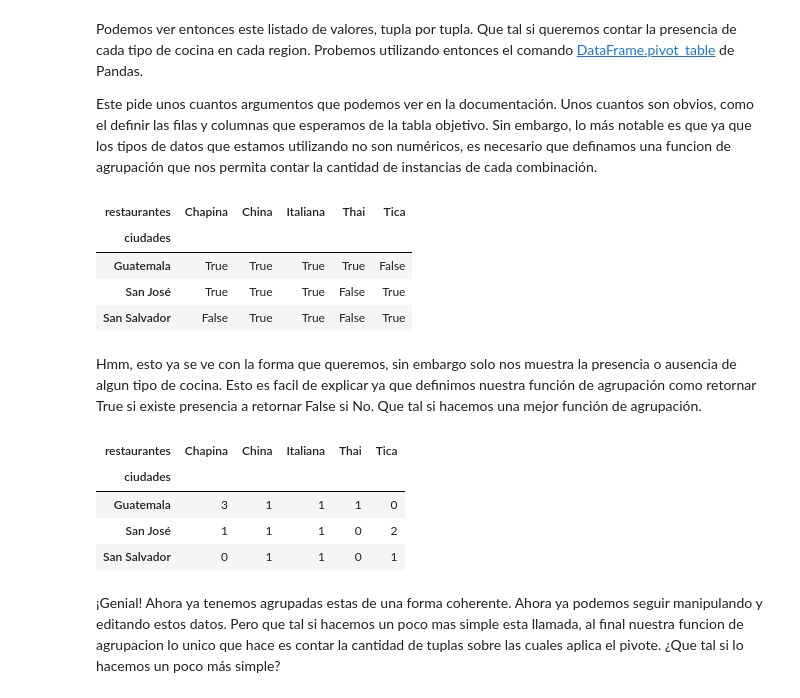
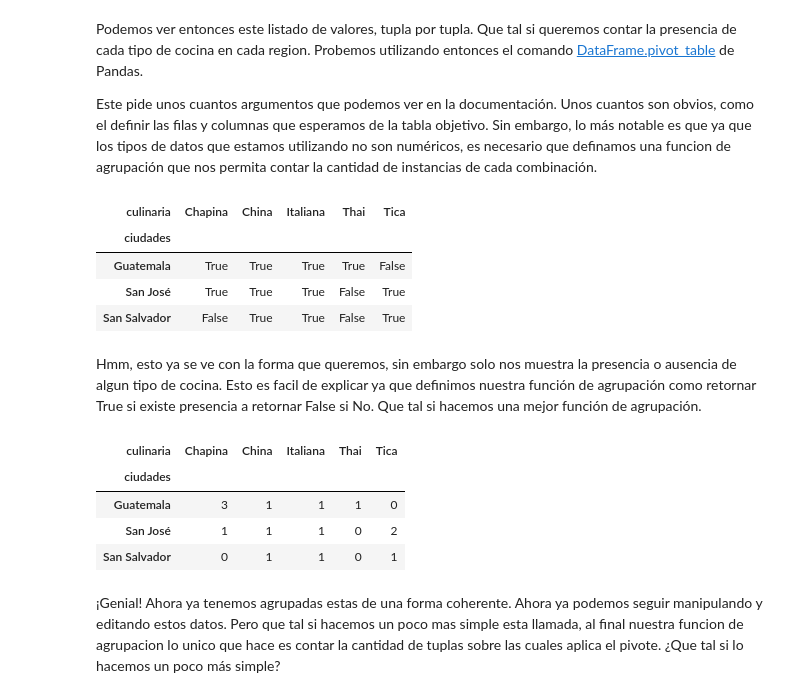
Before and after one commit to tian2992/notebooks_dateros, a Jupyter notebook: 02-Manipulacion-Agrupacion-Pivote/Manipulaciones-trasnformaciones.ipynb, the cells around one changed output. Drawn from its saved outputs; the diff is of its cells as text; code cells hidden in the pictures.

```diff
--- a/02-Manipulacion-Agrupacion-Pivote/Manipulaciones-trasnformaciones.ipynb
+++ b/02-Manipulacion-Agrupacion-Pivote/Manipulaciones-trasnformaciones.ipynb
@@ -16,7 +16,7 @@ En este caso de ejemplo, crearemos un dataset de prueba con la diversidad de res
 # %%
 data_restaurantes = {
     'ciudades': ['Guatemala','Guatemala','Guatemala','Guatemala','Guatemala','Guatemala','San José','San José','San José','San José','San José','San Salvador','San Salvador','San Salvador'],
-    'restaurantes': ['Chapina','Chapina','China','Thai','Italiana','Chapina','Italiana','China','Tica','Chapina','Tica','Tica','Italiana','China']
+    'culinaria': ['Chapina','Chapina','China','Thai','Italiana','Chapina','Italiana','China','Tica','Chapina','Tica','Tica','Italiana','China']
 }
 
 restaurantes_dataframe_pares = pd.DataFrame(data_restaurantes)
@@ -45,15 +45,15 @@ Sin embargo, lo más notable es que ya que los tipos de datos que estamos utiliz
 # %%
 def funcion_agrupacion(elemento):
     return True
 
 agrupacion_culinaria = restaurantes_dataframe_pares.pivot_table(
     index=["ciudades"],
-    columns="restaurantes",
+    columns="culinaria",
     aggfunc=funcion_agrupacion,
     fill_value=False)
 agrupacion_culinaria
 # %% [output]
-| restaurantes | Chapina | China | Italiana | Thai | Tica |
+| culinaria | Chapina | China | Italiana | Thai | Tica |
 | ciudades |  |  |  |  |  |
 | Guatemala | True | True | True | True | False |
 | San José | True | True | True | False | True |
@@ -66,10 +66,10 @@ def funcion_agrupacion(elemento):
     ## El comando len(iterable) cuenta la cantidad de elementos que tiene el objeto iterable que le pasemos
     ## los elementos iterables pueden ser listas normales, Series de NumPy o Pandas, o diccionarios y otros tipos de datos.
     return len(elemento)
-agrupacion_culinaria = restaurantes_dataframe_pares.pivot_table(index=["ciudades"], columns="restaurantes", aggfunc=lambda x: funcion_agrupacion(x), fill_value=0)
+agrupacion_culinaria = restaurantes_dataframe_pares.pivot_table(index=["ciudades"], columns="culinaria", aggfunc=lambda x: funcion_agrupacion(x), fill_value=0)
 agrupacion_culinaria
 # %% [output]
-| restaurantes | Chapina | China | Italiana | Thai | Tica |
+| culinaria | Chapina | China | Italiana | Thai | Tica |
 | ciudades |  |  |  |  |  |
 | Guatemala | 3 | 1 | 1 | 1 | 0 |
 | San José | 1 | 1 | 1 | 0 | 2 |
```
Also changed, not shown: parts of 17 cells of this notebook.
